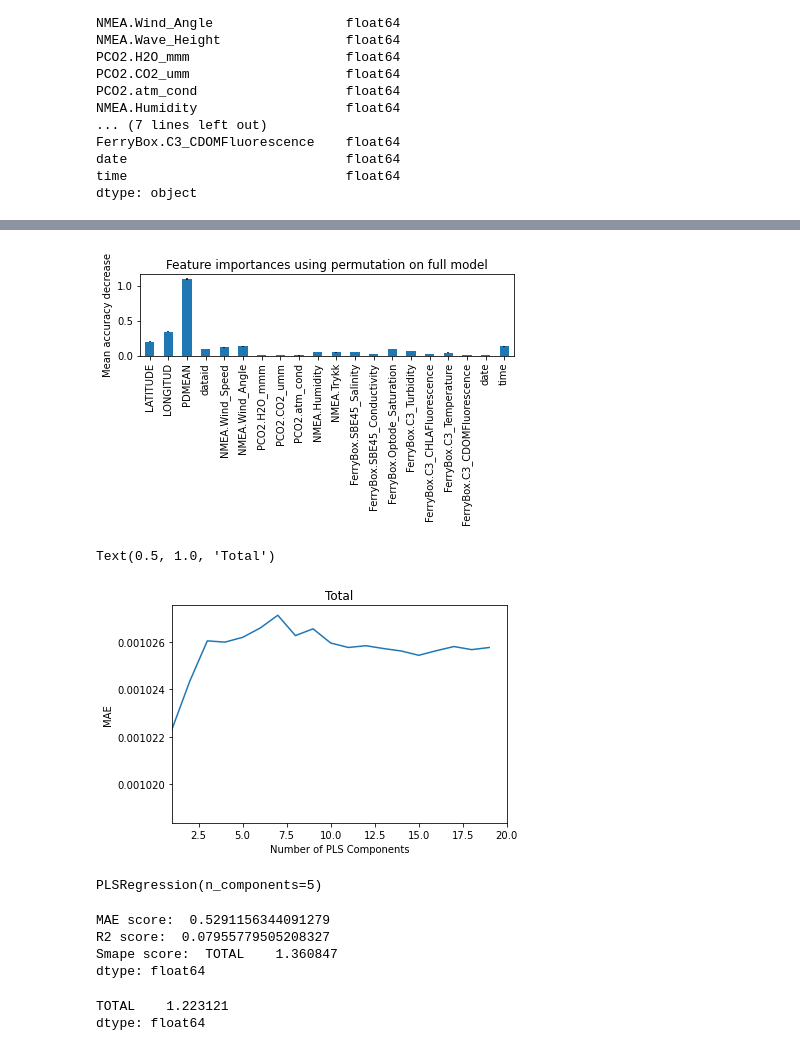
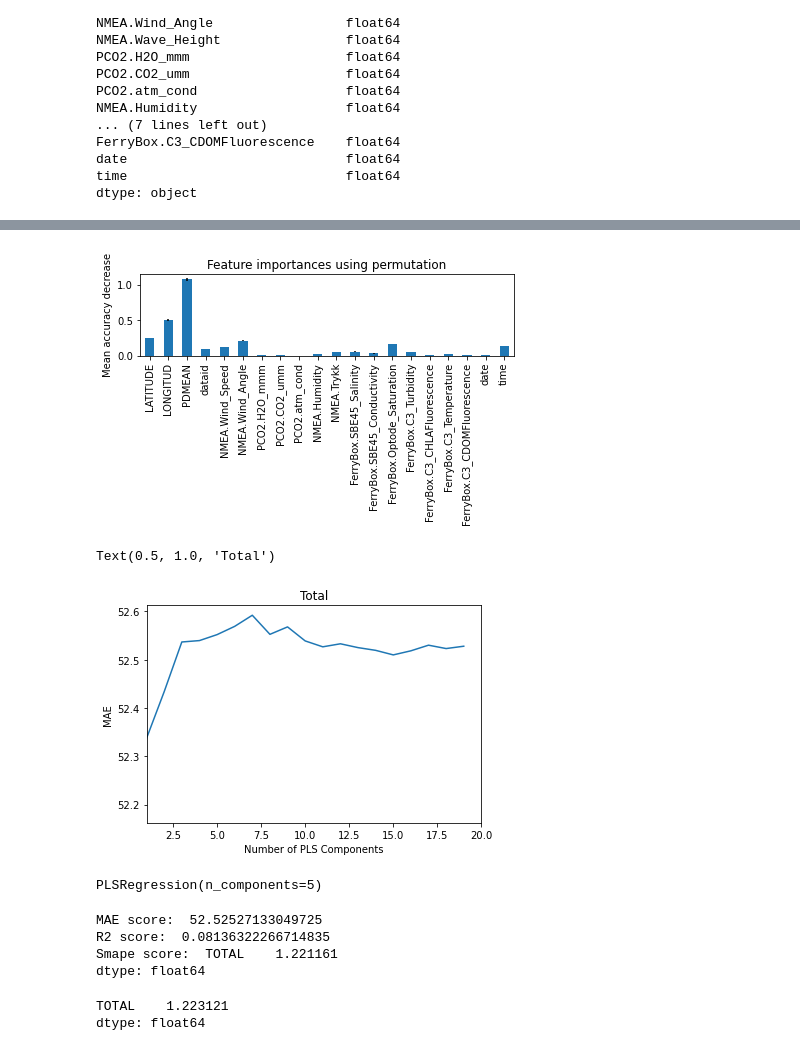
Before and after one commit to maritnl/master, a Jupyter notebook: feature_importance.ipynb, the cells around one changed output, grey strips where cells are left out. Cells and saved outputs as stored; diff of their text form; code cells hidden in the pictures.

```diff
--- a/feature_importance.ipynb
+++ b/feature_importance.ipynb
@@ -67,12 +83,15 @@ date                            float64
 time                            float64
 dtype: object
 # %%
-df = df.drop(columns=['NMEA.Wave_Height'])
+df = df.drop(columns=['NMEA.Wave_Height', 'NMEA.Wind_Speed', 'NMEA.Wind_Angle', 'dataid', 'date'])
 # %%
 y = df.iloc[:, df.columns == 'TOTAL']
 X = df.iloc[:, df.columns != 'TOTAL']
 # %%
 X_train, X_test, y_train, y_test = train_test_split(X, y, random_state=42)
+
+X_train, X_val, y_train, y_val = train_test_split(X_train, y_train,
+    test_size=0.25, random_state=42)
 # %%
 X_train
 # %% [output]
@@ -185,12 +204,12 @@ KeyboardInterrupt:
 # %%
-fig, ax = pyplot.subplots()
+fig, ax = plt.subplots()
 forest_importances.plot.bar(yerr=result.importances_std, ax=ax)
-ax.set_title("Feature importances using permutation on full model")
+ax.set_title("Feature importances using permutation")
 ax.set_ylabel("Mean accuracy decrease")
 fig.tight_layout()
-pyplot.show()
+plt.show()
 # %% [output]
-[figure, old version]
+[figure, new version]
 # %%
 from sklearn.preprocessing import scale
 from sklearn import preprocessing
@@ -231,7 +241,7 @@ plt.xlim((1,20))
 plt.title('Total')
 # %% [output]
 Text(0.5, 1.0, 'Total')
-[figure, old version]
+[figure, new version]
 # %%
 pls = PLSRegression(n_components=5)
 pls.fit(X_train, y_train)
@@ -242,11 +252,11 @@ pls_pred = pls.predict(X_test)
 # %%
-print('MAE score: ', mean_absolute_error(y_test, pls_pred))
-print('R2 score: ', r2_score(y_test, pls_pred))
-print('Smape score: ', smape(y_test, pls_pred.reshape(54925,1)))
+print('MAE score: ', mean_absolute_error(y_val, pls_pred))
+print('R2 score: ', r2_score(y_val, pls_pred))
+print('Smape score: ', smape(y_val, pls_pred.reshape(41194,1)))
 # %% [output]
-MAE score:  0.5291156344091279
-R2 score:  0.07955779505208327
-Smape score:  TOTAL    1.360847
+MAE score:  52.52527133049725
+R2 score:  0.08136322266714835
+Smape score:  TOTAL    1.221161
 dtype: float64
 # %%
 def smape(A, F):
```
Also changed, not shown: parts of 12 cells of this notebook, 3 other files.
